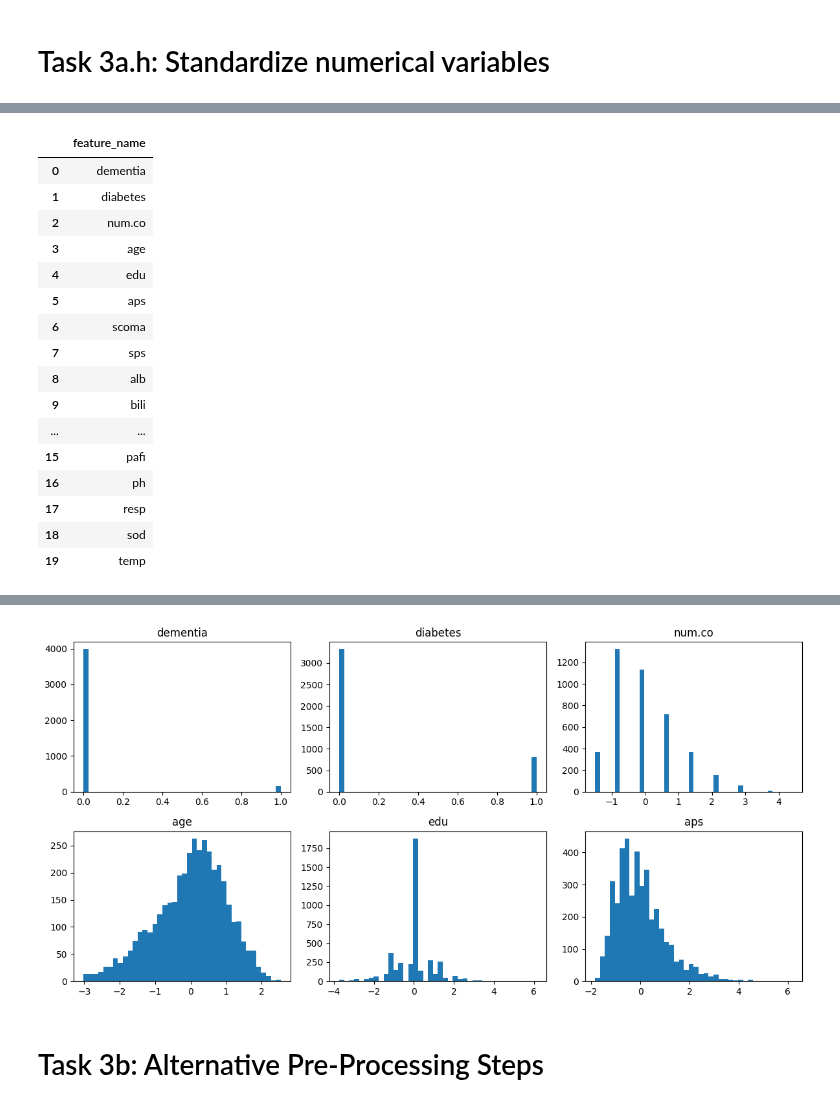
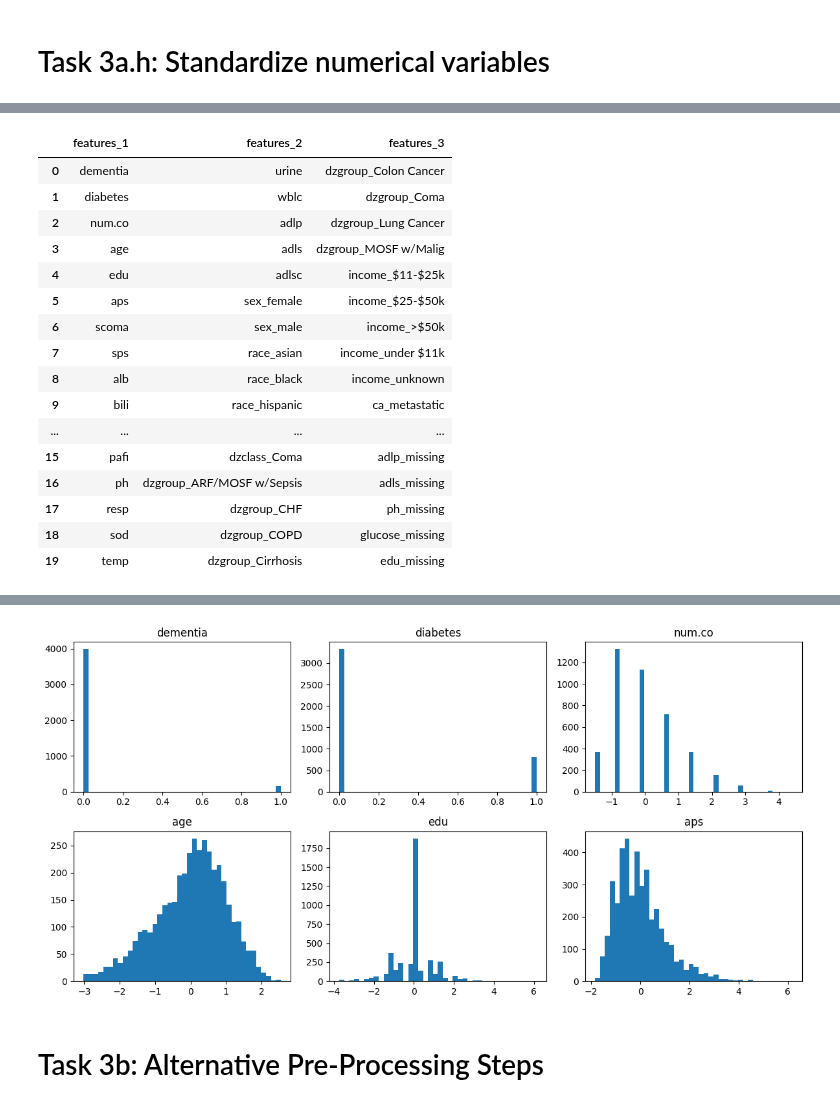
Before and after one commit to morawia/hospital-los, a Jupyter notebook: notebook/BI-hospital-los_251201.ipynb, the cells around one changed output, grey strips where cells are left out. Saved outputs shown, nothing was run; the diff lists cells and outputs as text; code cells hidden in the pictures.

Commit message:
extended train/test split with validation (incl. documentation) & added complete modeling part

```diff
--- a/notebook/BI-hospital-los_251201.ipynb
+++ b/notebook/BI-hospital-los_251201.ipynb
@@ -2591,6 +2603,7 @@ engine.insert(train_test_split_activity, prefixes=prefixes)
 # impute missing values with mean value + missing flag
 
 dp_code_writer = student_b
+dp_code_writer_2 = student_a # co-ownership
 dp_code_executor = student_b
 
 start_time_mean = now()
@@ -2604,6 +2617,7 @@ for col in mean_impute_cols:
 
     # missing flag
     X_train[col + "_missing"] = X_train[col].isna().astype(int)
+    X_val[col + "_missing"]   = X_val[col].isna().astype(int)
     X_test[col + "_missing"]  = X_test[col].isna().astype(int)
 
     # compute mean ONLY on training data
@@ -2612,6 +2626,7 @@ for col in mean_impute_cols:
 
     # apply mean imputation to train and test
     X_train[col] = X_train[col].fillna(mean_value)
+    X_val[col]   = X_val[col].fillna(mean_value)
     X_test[col]  = X_test[col].fillna(mean_value)
 
 print("Mean imputation applied using TRAIN means only:")
@@ -2697,12 +2724,14 @@ engine.insert(mean_imputation_activity, prefixes=prefixes)
 # impute missing values with median value
 
 dp_code_writer = student_b
+dp_code_writer_2 = student_a # co-ownership
 dp_code_executor = student_b
 
 start_time_median = now()
 
 # missing flag
 X_train["edu_missing"] = X_train["edu"].isna().astype(int)
+X_val["edu_missing"]   = X_val["edu"].isna().astype(int)
 X_test["edu_missing"]  = X_test["edu"].isna().astype(int)
 
 # compute median ONLY on training data
@@ -2710,10 +2739,12 @@ edu_median = X_train["edu"].median()
 
 # apply median imputation to train and test
 X_train["edu"] = X_train["edu"].fillna(edu_median)
+X_val["edu"]   = X_val["edu"].fillna(edu_median)
 X_test["edu"]  = X_test["edu"].fillna(edu_median)
 
 print("Median used for edu (computed on TRAIN only):", edu_median)
 print("Remaining missing values in edu (train):", X_train["edu"].isna().sum())
+print("Remaining missing values in edu (validation):", X_val["edu"].isna().sum())
 print("Remaining missing values in edu (test):", X_test["edu"].isna().sum())
 
 end_time_median = now()
@@ -2856,6 +2910,7 @@ engine.insert(mva_after_activity, prefixes=prefixes)
 from sklearn.preprocessing import StandardScaler
 
 std_code_writer = student_b
+std_code_writer_2 = student_a # co-ownership
 std_code_executor = student_b
 
 start_time_std = now()
@@ -2863,7 +2918,7 @@ start_time_std = now()
 # identify numerical columns
 numeric_cols = X_train.select_dtypes(include=["float64", "int64"]).columns.tolist()
 
-# exclude binary / dummy variables
+# exclude binary variables
 numeric_cols_to_scale = [
     col for col in numeric_cols
     if X_train[col].nunique() > 2
@@ -2878,9 +2933,13 @@ scaler = StandardScaler()
 # FIT on train data only
 scaler.fit(X_train[numeric_cols_to_scale])
 
-# transform train and test using the same scaler
+# transform train, validation and test using the same scaler
 X_train[numeric_cols_to_scale] = scaler.transform(
     X_train[numeric_cols_to_scale]
+)
+
+X_val[numeric_cols_to_scale] = scaler.transform(
+    X_val[numeric_cols_to_scale]
 )
 
 X_test[numeric_cols_to_scale] = scaler.transform(
@@ -2891,6 +2950,7 @@ end_time_std = now()
 
 print("Standardization applied using StandardScaler.")
 print("X_train shape after standardization:", X_train.shape)
+print("X_val shape after standardization:", X_val.shape)
 print("X_test shape after standardization:", X_test.shape)
 # %% [output]
 Numerical variables to be standardized:
@@ -2957,24 +3030,50 @@ engine.insert(standardization_activity, prefixes=prefixes)
 
 print("DATASET OVERVIEW:")
 print("X_train shape:", X_train.shape)
+print("X_val shape:", X_val.shape)
 print("X_test shape: ", X_test.shape)
 print("y_train shape:", y_train.shape)
+print("y_val shape:", y_val.shape)
 print("y_test shape: ", y_test.shape)
 
-print("\nCOLUMN OVERVIEW:")
-print("Total number of features:", X_train.shape[1])
-print("First 20 feature names:")
-display(pd.DataFrame(X_train.columns[:20], columns=["feature_name"]))
+print("\nCOLUMN/FEATURE OVERVIEW:")
+feature_names = list(X_train.columns)
+n_cols = 3
+n_rows = int(np.ceil(len(feature_names) / n_cols))
+
+feature_table = pd.DataFrame({
+    f"features_{i+1}": feature_names[i*n_rows:(i+1)*n_rows]
+    for i in range(n_cols)
+})
+
+display(feature_table)
 
 print("\nMISSING VALUE CHECK:")
-missing_summary = X_train.isna().sum()
-n_missing = missing_summary[missing_summary > 0]
+missing_train = X_train.isna().sum()
+missing_val   = X_val.isna().sum()
+missing_test  = X_test.isna().sum()
 
-if len(n_missing) == 0:
+n_missing_train = missing_train[missing_train > 0]
+n_missing_val   = missing_val[missing_val > 0]
+n_missing_test  = missing_test[missing_test > 0]
+
+if len(n_missing_train) == 0:
     print("No missing values in X_train.")
 else:
-    print("Missing values found:")
-    display(n_missing)
+    print("Missing values found in X_train:")
+    display(n_missing_train)
+
+if len(n_missing_val) == 0:
+    print("No missing values in X_val.")
+else:
+    print("Missing values found in X_val:")
+    display(n_missing_val)
+
+if len(n_missing_test) == 0:
+    print("No missing values in X_test.")
+else:
+    print("Missing values found in X_test:")
+    display(n_missing_test)
 
 print("\nFINAL DISTRIBUTION CHECK:")
 sample_features = X_train.columns[:6]
@@ -3001,19 +3100,19 @@ First 20 feature names:
-|  | feature_name |
-| 0 | dementia |
-| 1 | diabetes |
-| 2 | num.co |
-| 3 | age |
-| 4 | edu |
-| 5 | aps |
-| 6 | scoma |
-| 7 | sps |
-| 8 | alb |
-| 9 | bili |
-| ... | ... |
-| 15 | pafi |
-| 16 | ph |
-| 17 | resp |
-| 18 | sod |
-| 19 | temp |
+|  | features_1 | features_2 | features_3 |
+| 0 | dementia | urine | dzgroup_Colon Cancer |
+| 1 | diabetes | wblc | dzgroup_Coma |
+| 2 | num.co | adlp | dzgroup_Lung Cancer |
+| 3 | age | adls | dzgroup_MOSF w/Malig |
+| 4 | edu | adlsc | income_$11-$25k |
+| 5 | aps | sex_female | income_$25-$50k |
+| 6 | scoma | sex_male | income_>$50k |
+| 7 | sps | race_asian | income_under $11k |
+| 8 | alb | race_black | income_unknown |
+| 9 | bili | race_hispanic | ca_metastatic |
+| ... | ... | ... | ... |
+| 15 | pafi | dzclass_Coma | adlp_missing |
+| 16 | ph | dzgroup_ARF/MOSF w/Sepsis | adls_missing |
+| 17 | resp | dzgroup_CHF | ph_missing |
+| 18 | sod | dzgroup_COPD | glucose_missing |
+| 19 | temp | dzgroup_Cirrhosis | edu_missing |
 MISSING VALUE CHECK:
 No missing values in X_train.
```
Also changed, not shown: parts of 31 cells of this notebook.
